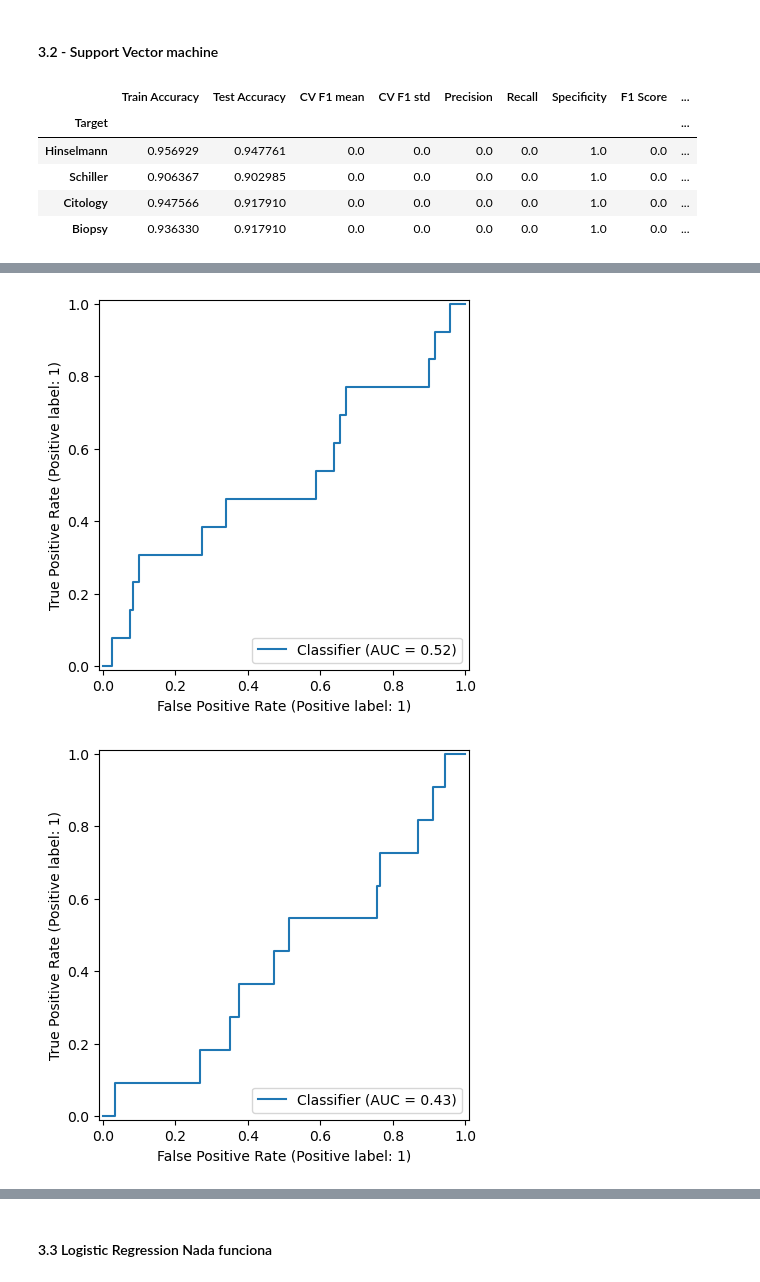
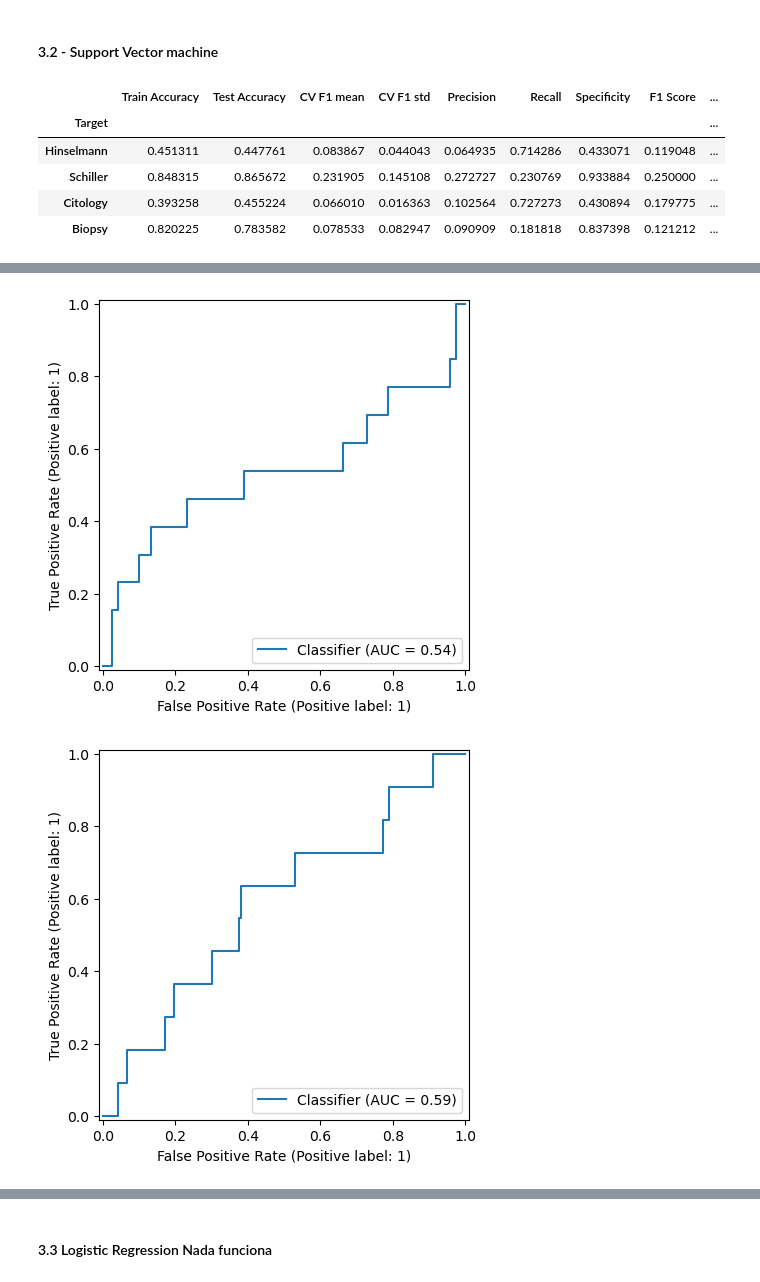
Before and after one commit to PedroC12804/Projeto-AAEB, a Jupyter notebook: Projeto .ipynb, the cells around one changed output, grey strips where cells are left out. Drawn from its saved outputs; the diff is of its cells as text; code cells hidden in the pictures.

```diff
--- a/Projeto .ipynb
+++ b/Projeto .ipynb
@@ -294,7 +294,7 @@ def calculate_metrics_classification(model_name, model_instance, X_train, y_trai
 <p style="font-size:15px;">EXPLICA BLABLA  </p>
 # %%
 
-def train_and_evaluate_multi_target( model: Tuple[str, any], X_train: np.ndarray, Y_train: np.ndarray, X_test: np.ndarray, Y_test: np.ndarray) -> dict[str, list]:
+def train_and_evaluate_multi_target( model: Tuple[str, any], X_train: np.ndarray, Y_train: np.ndarray, X_test: np.ndarray, Y_test: np.ndarray, **kwargs) -> dict[str, list]:
     """
     Train and evaluate a machine learning model for multiple target variables.
 
@@ -596,20 +697,20 @@ Como o objetivo principal é detetar corretamente verdadeiros positivos, podemos
 from sklearn.svm import LinearSVC, SVC
 from tabulate import tabulate
 
-model = ('SVC', SVC())
+svc = ('SVC', SVC(class_weight='balanced'))
 
 # Dividir os dados
 X_train, X_test, Y_train, Y_test = train_test_split(X, Y, test_size=0.2, random_state=42)
 
 # Treinar e avaliar
-model_metrics = train_and_evaluate_multi_target(model, X_train, Y_train, X_test, Y_test)
+model_metrics = train_and_evaluate_multi_target(svc, X_train, Y_train, X_test, Y_test, zero_division=1)
 
 # Mostrar o DataFrame com formatação tabular
 model_metrics.head()
 # %% [output]
 |  | Train Accuracy | Test Accuracy | CV F1 mean | CV F1 std | Precision | Recall | Specificity | F1 Score | ... |
 | Target |  |  |  |  |  |  |  |  | ... |
-| Hinselmann | 0.956929 | 0.947761 | 0.0 | 0.0 | 0.0 | 0.0 | 1.0 | 0.0 | ... |
-| Schiller | 0.906367 | 0.902985 | 0.0 | 0.0 | 0.0 | 0.0 | 1.0 | 0.0 | ... |
-| Citology | 0.947566 | 0.917910 | 0.0 | 0.0 | 0.0 | 0.0 | 1.0 | 0.0 | ... |
-| Biopsy | 0.936330 | 0.917910 | 0.0 | 0.0 | 0.0 | 0.0 | 1.0 | 0.0 | ... |
+| Hinselmann | 0.451311 | 0.447761 | 0.083867 | 0.044043 | 0.064935 | 0.714286 | 0.433071 | 0.119048 | ... |
+| Schiller | 0.848315 | 0.865672 | 0.231905 | 0.145108 | 0.272727 | 0.230769 | 0.933884 | 0.250000 | ... |
+| Citology | 0.393258 | 0.455224 | 0.066010 | 0.016363 | 0.102564 | 0.727273 | 0.430894 | 0.179775 | ... |
+| Biopsy | 0.820225 | 0.783582 | 0.078533 | 0.082947 | 0.090909 | 0.181818 | 0.837398 | 0.121212 | ... |
@@ -617,2 +718,2 @@ model_metrics.head()
-[figure, old version]
+[figure, new version]
-[figure, old version]
+[figure, new version]
```
Also changed, not shown: parts of 23 cells of this notebook.
